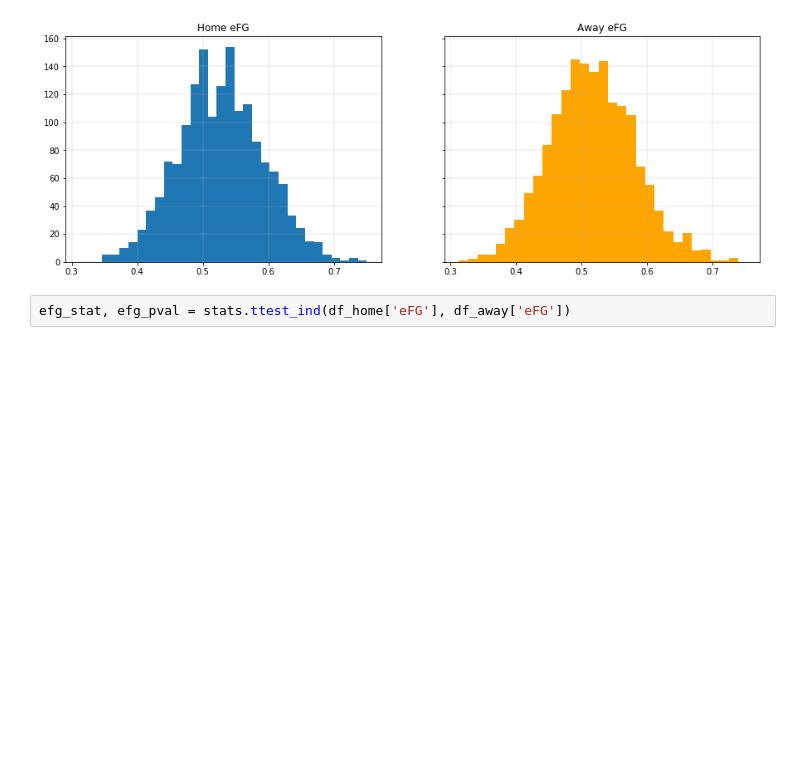
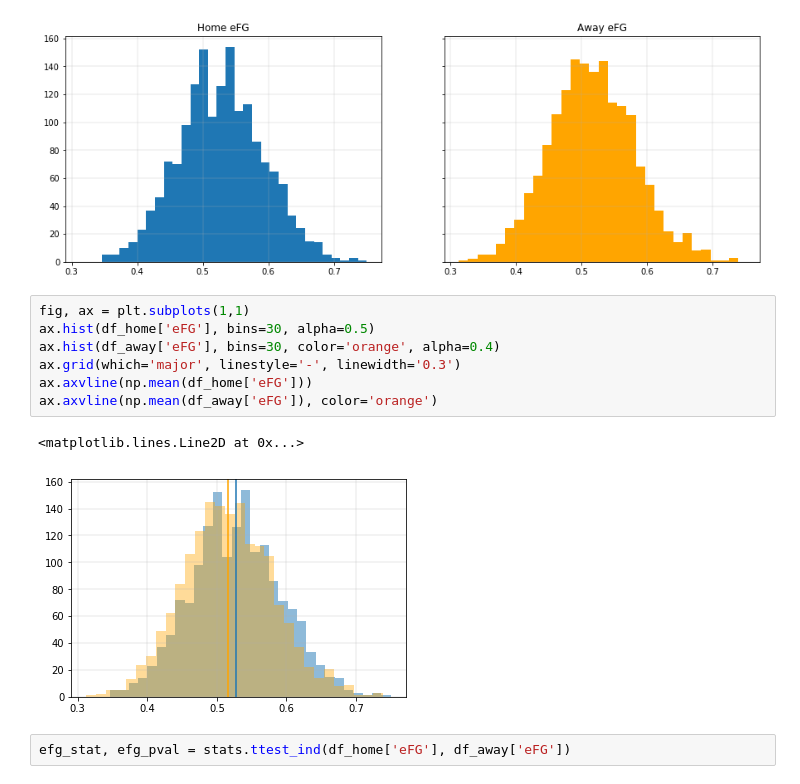
Before and after one commit to fayadabbasi/NBA_Four_Factors, a Jupyter notebook: NBA_Four_Factor_Analytics.ipynb, the cells around one changed output. Saved outputs shown, nothing was run; the diff lists cells and outputs as text; blank space fills up the shorter version.

Commit message:
added png file of histogram

```diff
--- a/NBA_Four_Factor_Analytics.ipynb
+++ b/NBA_Four_Factor_Analytics.ipynb
@@ -123,6 +123,16 @@ ax2.set_title('Away eFG')
 # %% [output]
 Text(0.5,1,'Away eFG')
 [figure]
+# %%
+fig, ax = plt.subplots(1,1)
+ax.hist(df_home['eFG'], bins=30, alpha=0.5)
+ax.hist(df_away['eFG'], bins=30, color='orange', alpha=0.4)
+ax.grid(which='major', linestyle='-', linewidth='0.3')
+ax.axvline(np.mean(df_home['eFG']))
+ax.axvline(np.mean(df_away['eFG']), color='orange')
+# %% [output]
+<matplotlib.lines.Line2D at 0x...>
+[figure, added]
 # %%
 efg_stat, efg_pval = stats.ttest_ind(df_home['eFG'], df_away['eFG'])
 # %%
```
Also changed, not shown: parts of 9 cells of this notebook, 5 other files.
